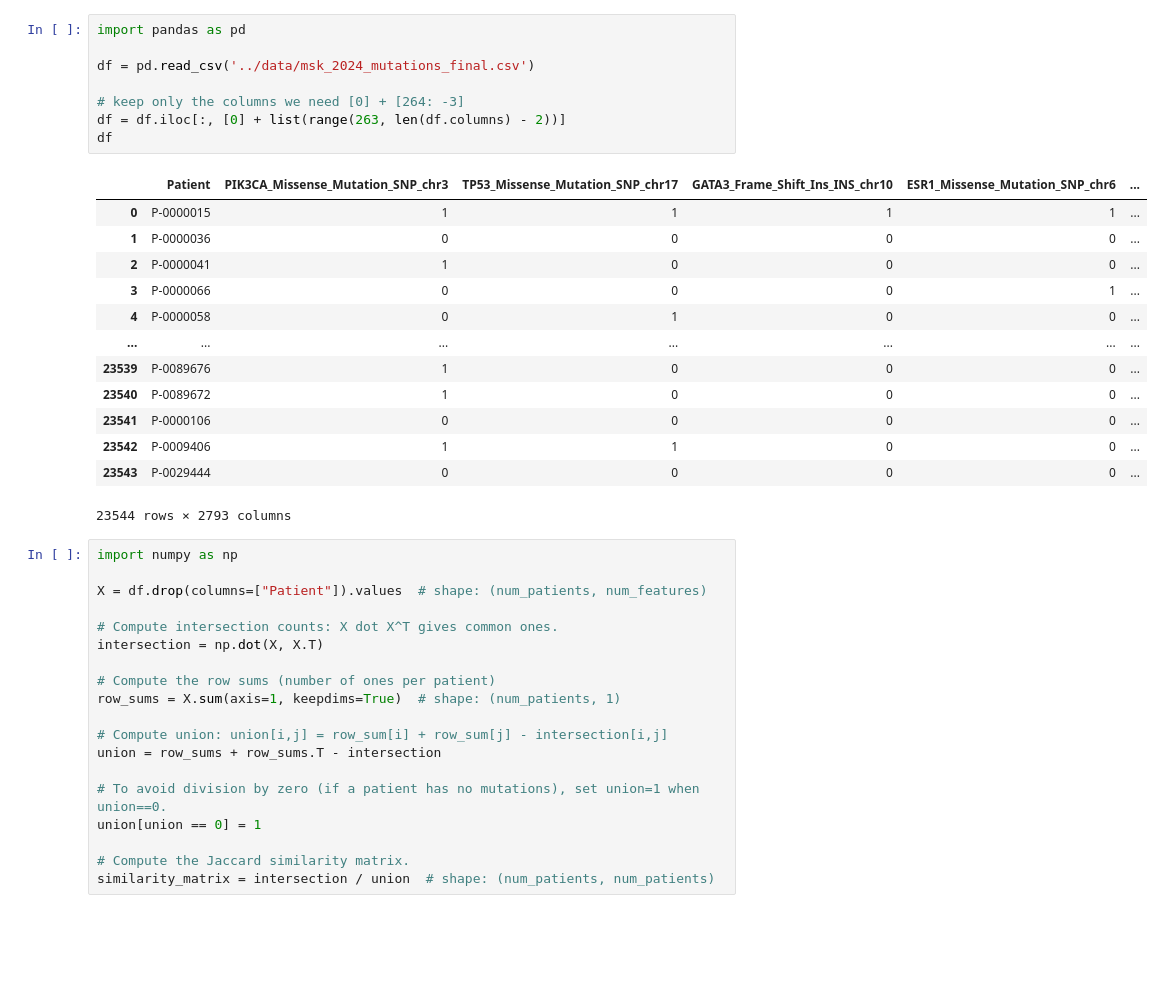
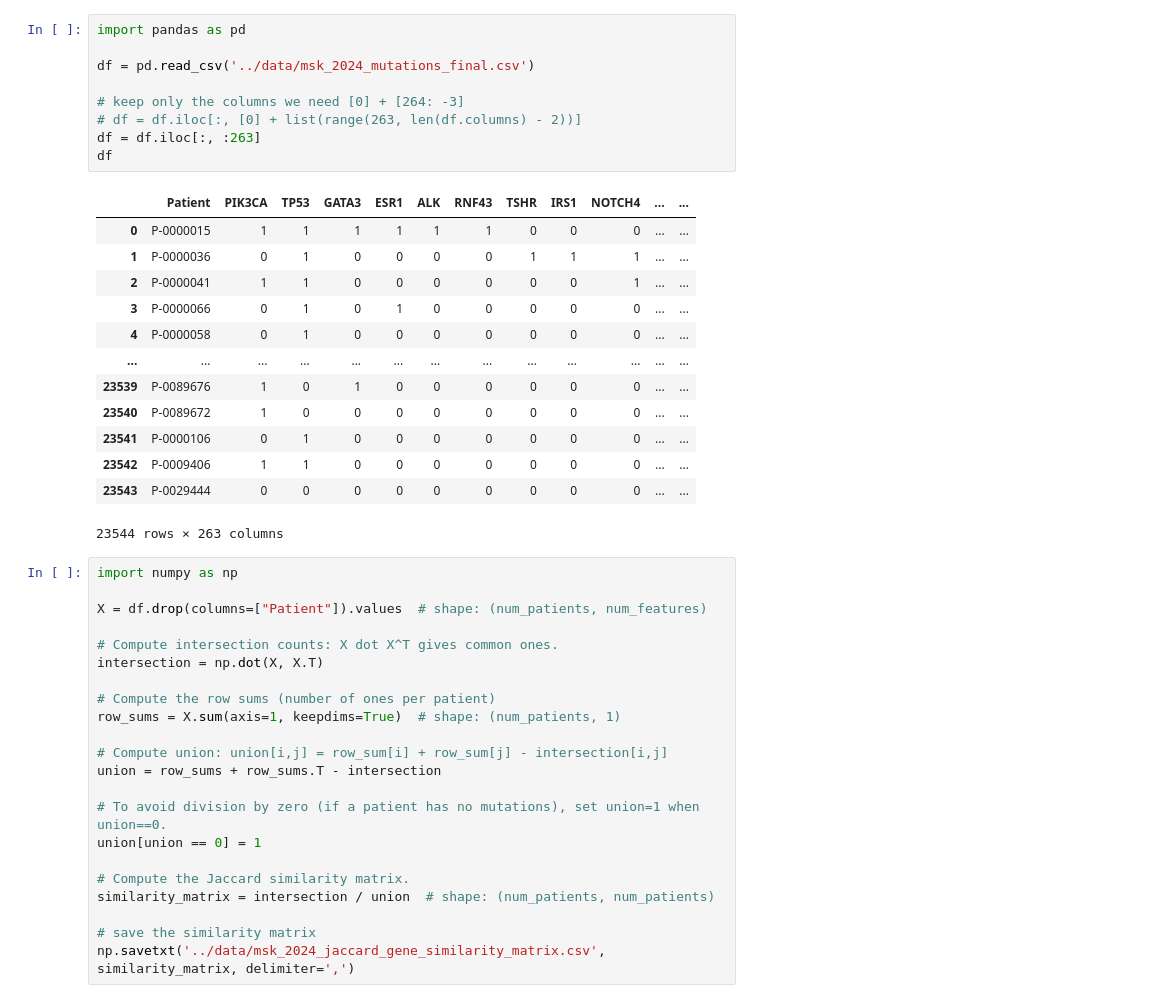
Before and after one commit to Lyce24/DLG_Final_Project, a Jupyter notebook: mutation_graph/patient.ipynb, the cells around one changed output. Saved outputs shown, nothing was run; the diff lists cells and outputs as text; blank space fills up the shorter version.

```diff
--- a/mutation_graph/patient.ipynb
+++ b/mutation_graph/patient.ipynb
@@ -1,25 +1,26 @@
 # %%
 import pandas as pd
 
 df = pd.read_csv('../data/msk_2024_mutations_final.csv')
 
 # keep only the columns we need [0] + [264: -3]
-df = df.iloc[:, [0] + list(range(263, len(df.columns) - 2))]
+# df = df.iloc[:, [0] + list(range(263, len(df.columns) - 2))]
+df = df.iloc[:, :263]
 df
 # %% [output]
-|  | Patient | PIK3CA_Missense_Mutation_SNP_chr3 | TP53_Missense_Mutation_SNP_chr17 | GATA3_Frame_Shift_Ins_INS_chr10 | ESR1_Missense_Mutation_SNP_chr6 | ... |
-| 0 | P-0000015 | 1 | 1 | 1 | 1 | ... |
-| 1 | P-0000036 | 0 | 0 | 0 | 0 | ... |
-| 2 | P-0000041 | 1 | 0 | 0 | 0 | ... |
-| 3 | P-0000066 | 0 | 0 | 0 | 1 | ... |
-| 4 | P-0000058 | 0 | 1 | 0 | 0 | ... |
-| ... | ... | ... | ... | ... | ... | ... |
-| 23539 | P-0089676 | 1 | 0 | 0 | 0 | ... |
-| 23540 | P-0089672 | 1 | 0 | 0 | 0 | ... |
-| 23541 | P-0000106 | 0 | 0 | 0 | 0 | ... |
-| 23542 | P-0009406 | 1 | 1 | 0 | 0 | ... |
-| 23543 | P-0029444 | 0 | 0 | 0 | 0 | ... |
+|  | Patient | PIK3CA | TP53 | GATA3 | ESR1 | ALK | RNF43 | TSHR | IRS1 | NOTCH4 | ... | ... |
+| 0 | P-0000015 | 1 | 1 | 1 | 1 | 1 | 1 | 0 | 0 | 0 | ... | ... |
+| 1 | P-0000036 | 0 | 1 | 0 | 0 | 0 | 0 | 1 | 1 | 1 | ... | ... |
+| 2 | P-0000041 | 1 | 1 | 0 | 0 | 0 | 0 | 0 | 0 | 1 | ... | ... |
+| 3 | P-0000066 | 0 | 1 | 0 | 1 | 0 | 0 | 0 | 0 | 0 | ... | ... |
+| 4 | P-0000058 | 0 | 1 | 0 | 0 | 0 | 0 | 0 | 0 | 0 | ... | ... |
+| ... | ... | ... | ... | ... | ... | ... | ... | ... | ... | ... | ... | ... |
+| 23539 | P-0089676 | 1 | 0 | 1 | 0 | 0 | 0 | 0 | 0 | 0 | ... | ... |
+| 23540 | P-0089672 | 1 | 0 | 0 | 0 | 0 | 0 | 0 | 0 | 0 | ... | ... |
+| 23541 | P-0000106 | 0 | 1 | 0 | 0 | 0 | 0 | 0 | 0 | 0 | ... | ... |
+| 23542 | P-0009406 | 1 | 1 | 0 | 0 | 0 | 0 | 0 | 0 | 0 | ... | ... |
+| 23543 | P-0029444 | 0 | 0 | 0 | 0 | 0 | 0 | 0 | 0 | 0 | ... | ... |
-23544 rows × 2793 columns
+23544 rows × 263 columns
 # %%
 import numpy as np
 
@@ -39,3 +40,6 @@ union[union == 0] = 1
 
 # Compute the Jaccard similarity matrix.
 similarity_matrix = intersection / union  # shape: (num_patients, num_patients)
+
+# save the similarity matrix
+np.savetxt('../data/msk_2024_jaccard_gene_similarity_matrix.csv', similarity_matrix, delimiter=',')
```
Also changed, not shown: 10 other files.
